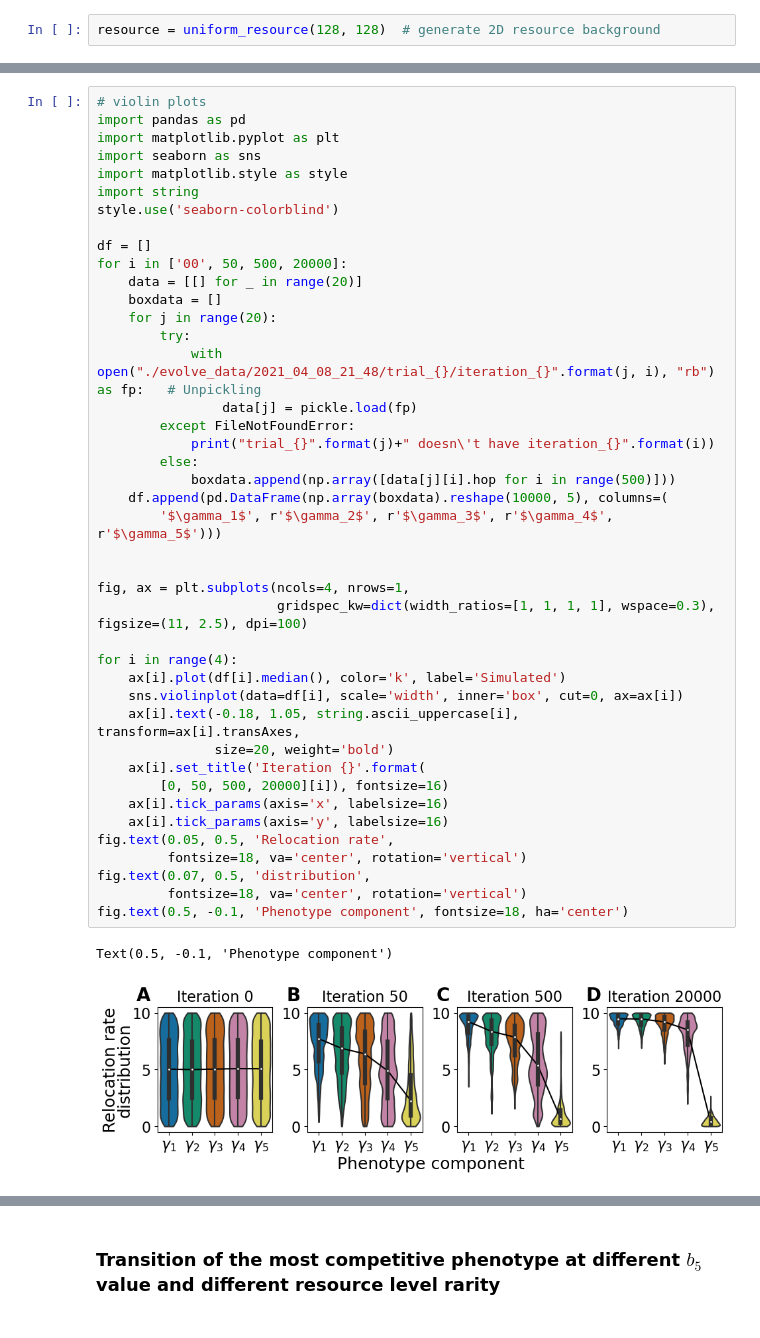
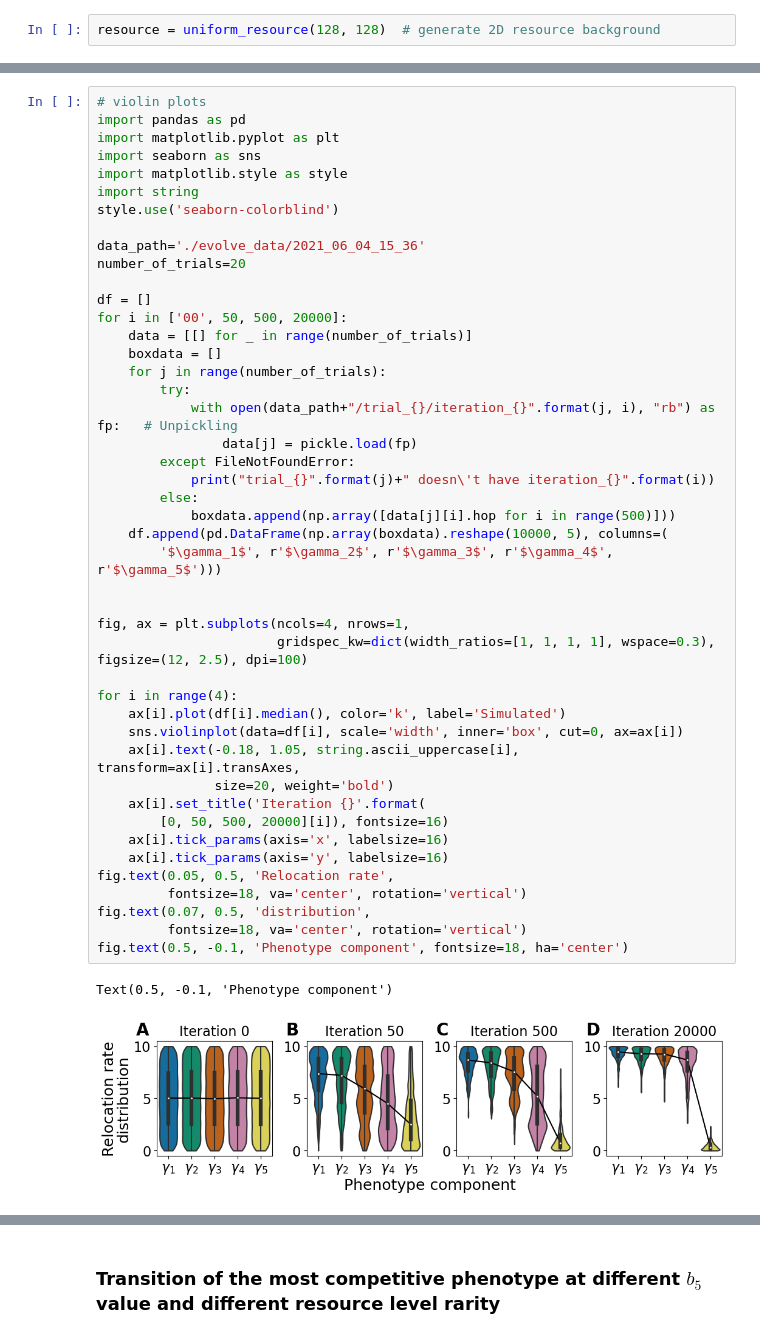
Before and after one commit to tongliang11/Evolution-dynamics, a Jupyter notebook: Agent based stochastic simulation.ipynb, the cells around one changed output, grey strips where cells are left out. Saved outputs shown, nothing was run; the diff lists cells and outputs as text.

Commit message:
New Figure.ipynb Update agent-based simulation to include numpy.random generator for each child process. Create new Figure notebook. Finalize all.

```diff
--- a/Agent based stochastic simulation.ipynb
+++ b/Agent based stochastic simulation.ipynb
@@ -232,39 +283,42 @@ import matplotlib.style as style
 import string
 style.use('seaborn-colorblind')
 
+data_path='./evolve_data/2021_06_04_15_36'
+number_of_trials=20
+
 df = []
 for i in ['00', 50, 500, 20000]:
-    data = [[] for _ in range(20)]
+    data = [[] for _ in range(number_of_trials)]
     boxdata = []
-    for j in range(20):
+    for j in range(number_of_trials):
         try:
-            with open("./evolve_data/2021_04_08_21_48/trial_{}/iteration_{}".format(j, i), "rb") as fp:   # Unpickling
+            with open(data_path+"/trial_{}/iteration_{}".format(j, i), "rb") as fp:   # Unpickling
                 data[j] = pickle.load(fp)
         except FileNotFoundError:
             print("trial_{}".format(j)+" doesn\'t have iteration_{}".format(i))
         else:
             boxdata.append(np.array([data[j][i].hop for i in range(500)]))
     df.append(pd.DataFrame(np.array(boxdata).reshape(10000, 5), columns=(
         '$\gamma_1$', r'$\gamma_2$', r'$\gamma_3$', r'$\gamma_4$', r'$\gamma_5$')))
 
 
 fig, ax = plt.subplots(ncols=4, nrows=1,
-                       gridspec_kw=dict(width_ratios=[1, 1, 1, 1], wspace=0.3), figsize=(11, 2.5), dpi=100)
+                       gridspec_kw=dict(width_ratios=[1, 1, 1, 1], wspace=0.3), figsize=(12, 2.5), dpi=100)
 
 for i in range(4):
     ax[i].plot(df[i].median(), color='k', label='Simulated')
     sns.violinplot(data=df[i], scale='width', inner='box', cut=0, ax=ax[i])
     ax[i].text(-0.18, 1.05, string.ascii_uppercase[i], transform=ax[i].transAxes,
                size=20, weight='bold')
     ax[i].set_title('Iteration {}'.format(
         [0, 50, 500, 20000][i]), fontsize=16)
     ax[i].tick_params(axis='x', labelsize=16)
     ax[i].tick_params(axis='y', labelsize=16)
 fig.text(0.05, 0.5, 'Relocation rate',
          fontsize=18, va='center', rotation='vertical')
 fig.text(0.07, 0.5, 'distribution',
          fontsize=18, va='center', rotation='vertical')
 fig.text(0.5, -0.1, 'Phenotype component', fontsize=18, ha='center')
 # %% [output]
 Text(0.5, -0.1, 'Phenotype component')
-[figure, old version]
+[figure, new version]
```
Also changed, not shown: parts of 7 cells of this notebook, 13 other files.
